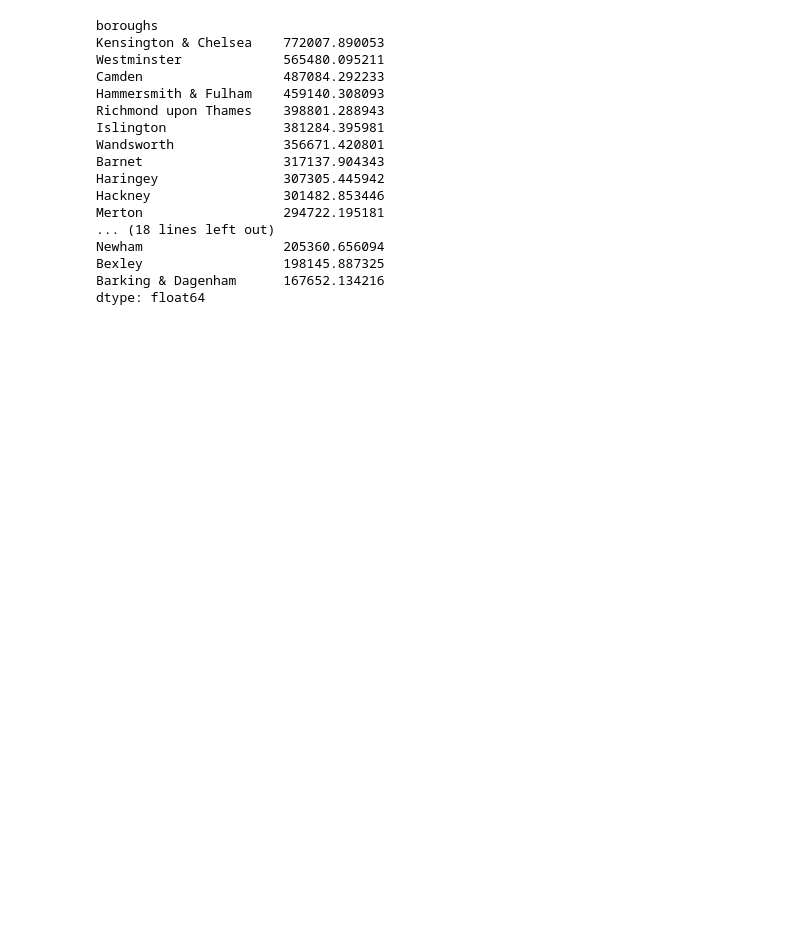
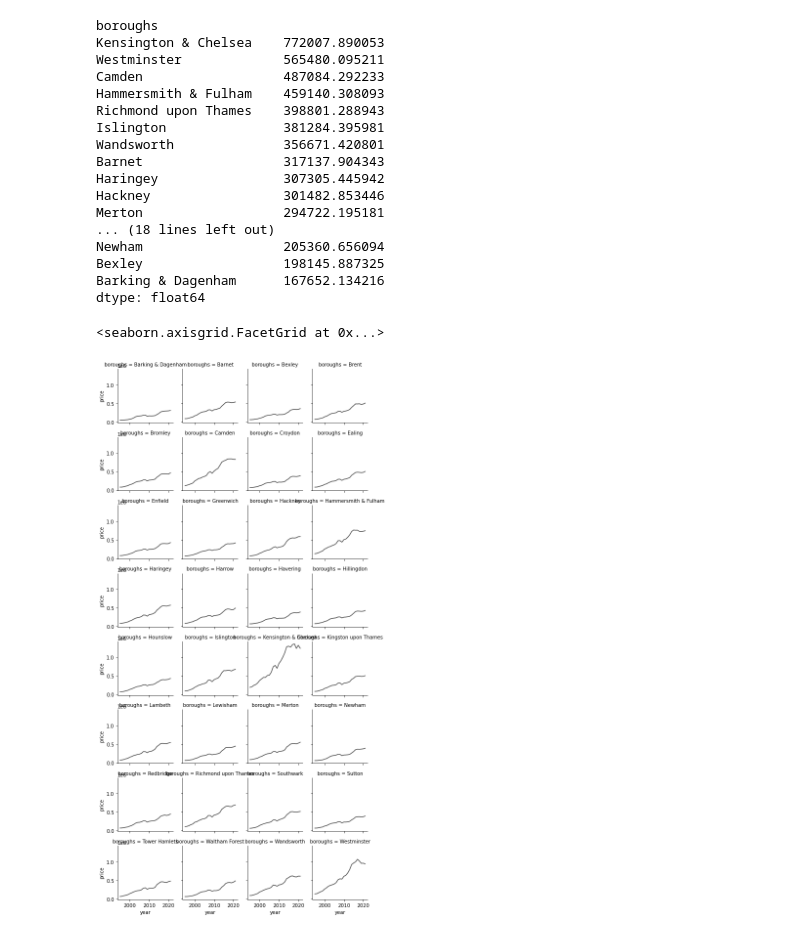
Before and after one commit to wh2353/datasciencecamp, a Jupyter notebook: SpringBoard_DS_track/London_house_price/091221_WH_London_House_price.ipynb, the cells around one changed output. Drawn from its saved outputs; the diff is of its cells as text; code cells hidden in the pictures; blank space fills up the shorter version.

```diff
--- a/SpringBoard_DS_track/London_house_price/091221_WH_London_House_price.ipynb
+++ b/SpringBoard_DS_track/London_house_price/091221_WH_London_House_price.ipynb
@@ -466,3 +504,14 @@ Newham                  205360.656094
 Bexley                  198145.887325
 Barking & Dagenham      167652.134216
 dtype: float64
+# %%
+'''
+Seaborn for multiple subplots
+'''
+import seaborn as sns
+g = sns.FacetGrid(new_df_melt, col="boroughs", col_wrap=4, height=2)#col_wrap = number of cols per row
+g.map(sns.lineplot, "year", "price", color=".3", ci=None)
+g.savefig("London_house_price_visualization_seaborn.png", dpi=300, facecolor="white")
+# %% [output]
+<seaborn.axisgrid.FacetGrid at 0x...>
+[figure, added]
```
Also changed, not shown: parts of 3 cells of this notebook, 2 other files.
